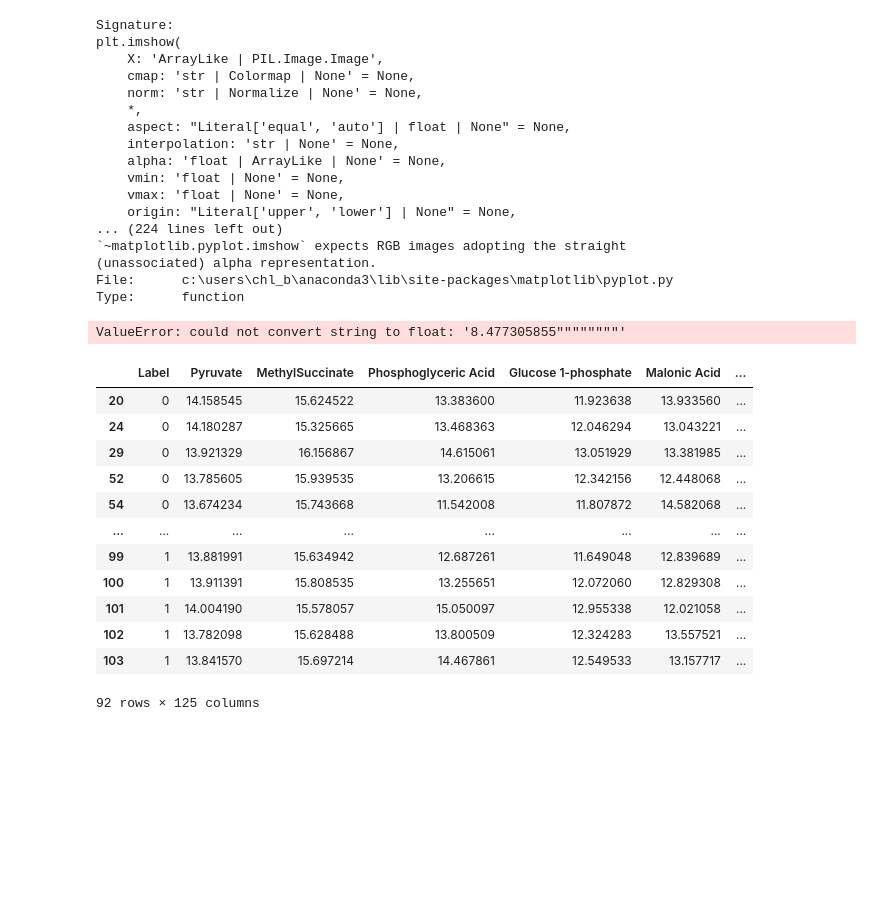
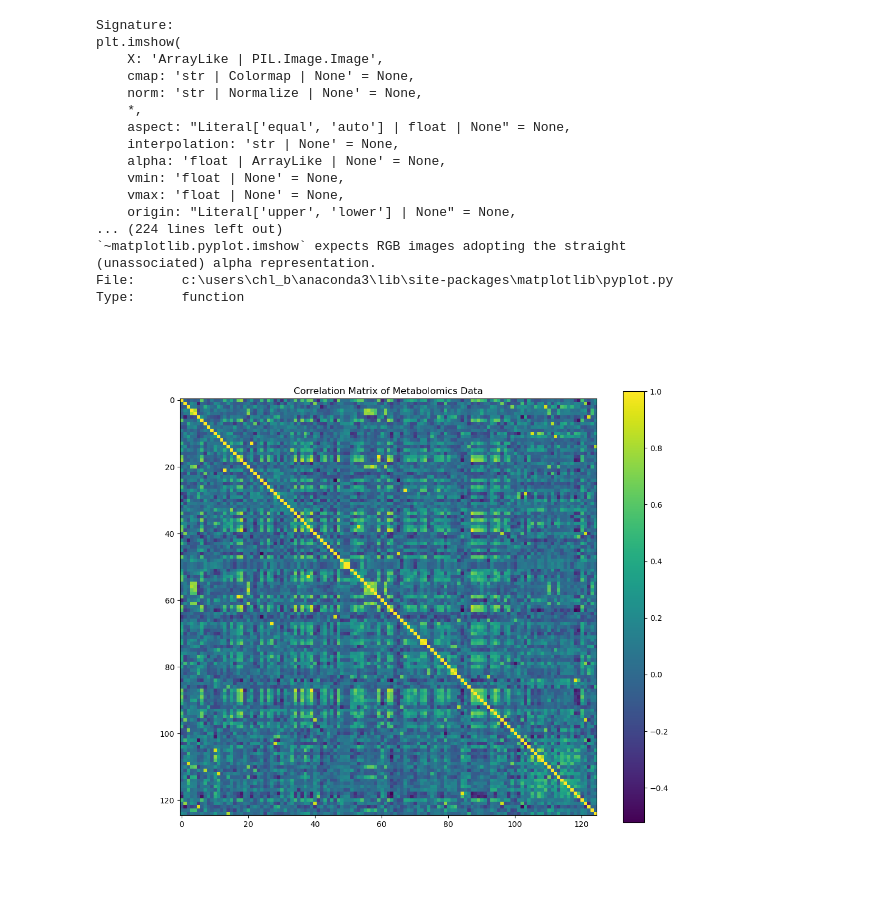
Before and after one commit to BIOS6644/BIOS6644_Spring_2024, a Jupyter notebook: Modules/students/Module_1/notebooks/BIOS6644_CSV_Sugar_Metabolomics_ChristinaBaker.ipynb, the cells around one changed output. Drawn from its saved outputs; the diff is of its cells as text; code cells hidden in the pictures; blank space fills up the shorter version.

Commit message:
sugar metabolics assignment updated and markdown added

```diff
--- a/Modules/students/Module_1/notebooks/BIOS6644_CSV_Sugar_Metabolomics_ChristinaBaker.ipynb
+++ b/Modules/students/Module_1/notebooks/BIOS6644_CSV_Sugar_Metabolomics_ChristinaBaker.ipynb
@@ -278,61 +278,32 @@ Type:      function
 # %%
 ##################################################################################################################
 #
 # YouDo:
 # Make a pair of plots as follows:
 #    1) Show the correlation matrix between columns of the data
 #        (hint 1: it should be 124x124, hint 2: check out plt.imshow()
 #         Hint 2: numpy has a function for generating the correlation matrix)
 #
 #    2) Make a similar plot showing correlation > 90%
 #
 #  Stretch goal:  using plt.subplot()  make a single figure with both plots side-by-side
 #
 #######################################  BEGIN STUDENT CODE  #####################################################
 # correlation matrix between columns of data with 124 x124
 import pandas as pd
 import matplotlib.pyplot as plt
 
-# Load your data into a pandas DataFrame
-data = pd.read_csv("C:/Users/chl_b/BIOS6644_Spring_2024_OLD/Modules/students/Module_1/data/sugar_metabolomics.csv")
-assert df.shape == (92, 125)
 
-# it looks like it worked because now I have only 125 columns and that is correct since columns V127-V133 had the NA values so 7 columns are gone now
-
-df
-# Calculate the correlation matrix
-correlation_matrix = data.corr()
-
-# Visualize the correlation matrix
-plt.figure(figsize=(10, 10))
-plt.imshow(correlation_matrix, cmap='viridis', interpolation='nearest')
-plt.colorbar(label='Correlation Coefficient')
-plt.title('Correlation Matrix')
-plt.xticks(ticks=range(len(data.columns)), labels=data.columns, rotation=90)
-plt.yticks(ticks=range(len(data.columns)), labels=data.columns)
+correlation_matrix = df.corr()
+plt.figure(figsize=(12, 10))
+plt.imshow(correlation_matrix, cmap='viridis')
+plt.colorbar()
+plt.title('Correlation Matrix of Metabolomics Data')
 plt.show()
 
 
 
+
 #######################################   END STUDENT CODE   #####################################################
 # %% [output]
-ValueError: could not convert string to float: '8.477305855""""""""'
+[figure, added]
-# %%
-assert df.shape == (92, 125)
-
-# checking the data frame
-df
-# %% [output]
-|  | Label | Pyruvate | MethylSuccinate | Phosphoglyceric Acid | Glucose 1-phosphate | Malonic Acid | ... |
-| 20 | 0 | 14.158545 | 15.624522 | 13.383600 | 11.923638 | 13.933560 | ... |
-| 24 | 0 | 14.180287 | 15.325665 | 13.468363 | 12.046294 | 13.043221 | ... |
-| 29 | 0 | 13.921329 | 16.156867 | 14.615061 | 13.051929 | 13.381985 | ... |
-| 52 | 0 | 13.785605 | 15.939535 | 13.206615 | 12.342156 | 12.448068 | ... |
-| 54 | 0 | 13.674234 | 15.743668 | 11.542008 | 11.807872 | 14.582068 | ... |
-| ... | ... | ... | ... | ... | ... | ... | ... |
-| 99 | 1 | 13.881991 | 15.634942 | 12.687261 | 11.649048 | 12.839689 | ... |
-| 100 | 1 | 13.911391 | 15.808535 | 13.255651 | 12.072060 | 12.829308 | ... |
-| 101 | 1 | 14.004190 | 15.578057 | 15.050097 | 12.955338 | 12.021058 | ... |
-| 102 | 1 | 13.782098 | 15.628488 | 13.800509 | 12.324283 | 13.557521 | ... |
-| 103 | 1 | 13.841570 | 15.697214 | 14.467861 | 12.549533 | 13.157717 | ... |
-92 rows × 125 columns
```
Also changed, not shown: parts of 18 cells of this notebook, 2 other files.
